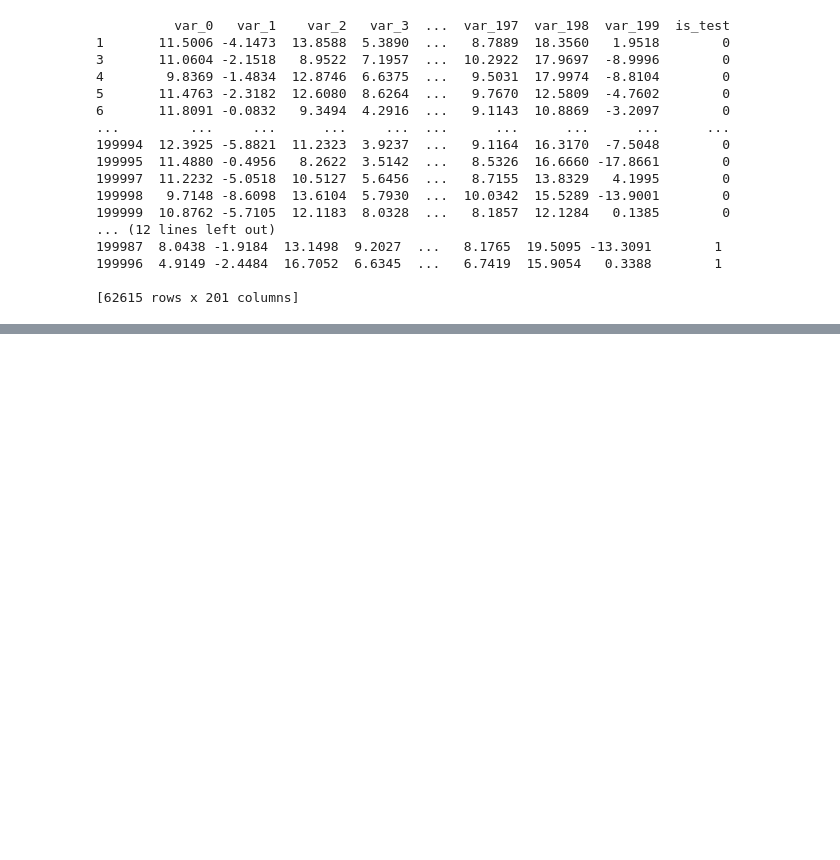
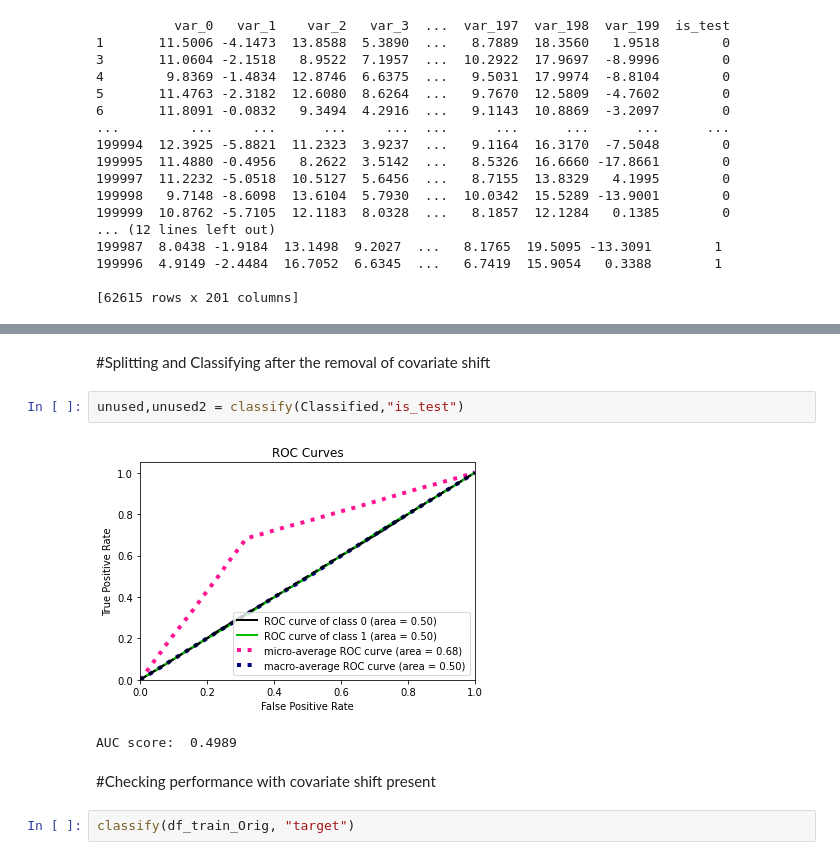
Before and after one commit to kacperkurowski/CE888, a Jupyter notebook: Assignment/Santander-Customer-Transaction-Prediction.ipynb, the cells around one changed output, grey strips where cells are left out. Cells and saved outputs as stored; diff of their text form; blank space fills up the shorter version.

```diff
--- a/Assignment/Santander-Customer-Transaction-Prediction.ipynb
+++ b/Assignment/Santander-Customer-Transaction-Prediction.ipynb
@@ -177,0 +208,11 @@ pip install scikit-plot
+# %% [markdown]
+#Splitting and Classifying after the removal of covariate shift
+# %%
+unused,unused2 = classify(Classified,"is_test")
+# %% [output]
+[figure, added]
+AUC score:  0.4989
+# %% [markdown]
+#Checking performance with covariate shift present
+# %%
+classify(df_train_Orig, "target")
```
Also changed, not shown: parts of 14 cells of this notebook.
